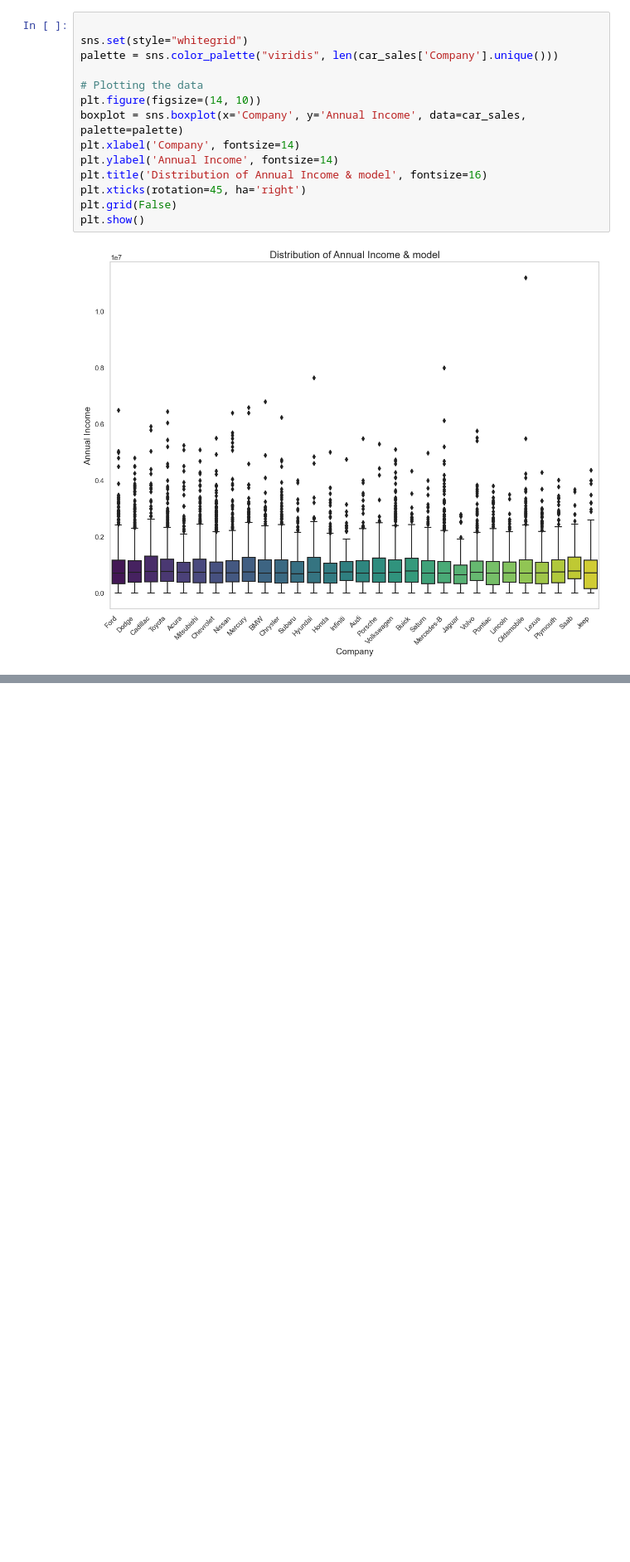
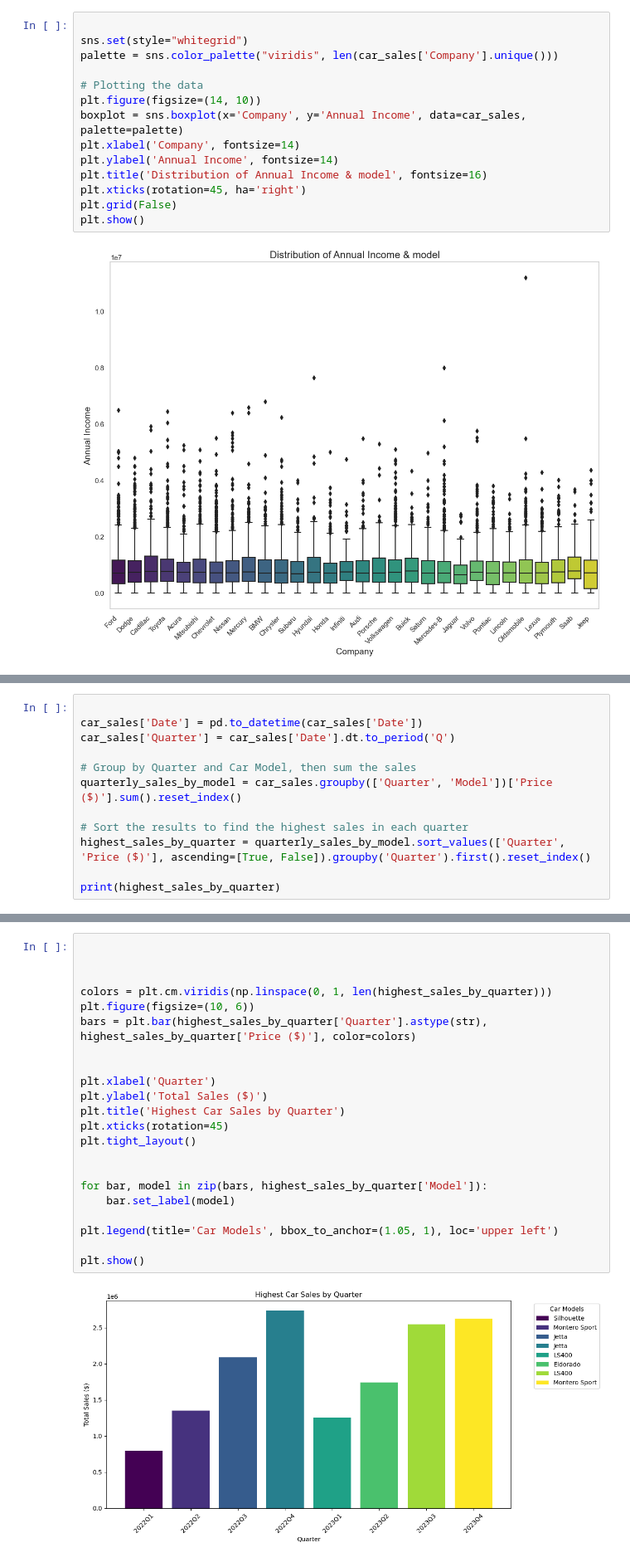
Before and after one commit to ikwabia/Car-Sales-, a Jupyter notebook: car_analysis.ipynb, the cells around one changed output, grey strips where cells are left out. Shown: that part at 83% size. Cells and saved outputs as stored; diff of their text form; blank space fills up the shorter version.

```diff
--- a/car_analysis.ipynb
+++ b/car_analysis.ipynb
@@ -95,0 +191,12 @@ plt.show()
+# %%
+
+car_sales['Date'] = pd.to_datetime(car_sales['Date'])
+car_sales['Quarter'] = car_sales['Date'].dt.to_period('Q')
+
+# Group by Quarter and Car Model, then sum the sales
+quarterly_sales_by_model = car_sales.groupby(['Quarter', 'Model'])['Price ($)'].sum().reset_index()
+
+# Sort the results to find the highest sales in each quarter
+highest_sales_by_quarter = quarterly_sales_by_model.sort_values(['Quarter', 'Price ($)'], ascending=[True, False]).groupby('Quarter').first().reset_index()
+
+print(highest_sales_by_quarter)
@@ -95,0 +213,24 @@ plt.show()
+# %%
+
+
+
+colors = plt.cm.viridis(np.linspace(0, 1, len(highest_sales_by_quarter)))
+plt.figure(figsize=(10, 6))
+bars = plt.bar(highest_sales_by_quarter['Quarter'].astype(str), highest_sales_by_quarter['Price ($)'], color=colors)
+
+
+plt.xlabel('Quarter')
+plt.ylabel('Total Sales ($)')
+plt.title('Highest Car Sales by Quarter')
+plt.xticks(rotation=45)
+plt.tight_layout()
+
+
+for bar, model in zip(bars, highest_sales_by_quarter['Model']):
+    bar.set_label(model)
+
+plt.legend(title='Car Models', bbox_to_anchor=(1.05, 1), loc='upper left')
+
+plt.show()
+# %% [output]
+[figure, added]
```
Also changed, not shown: parts of 10 cells of this notebook.
